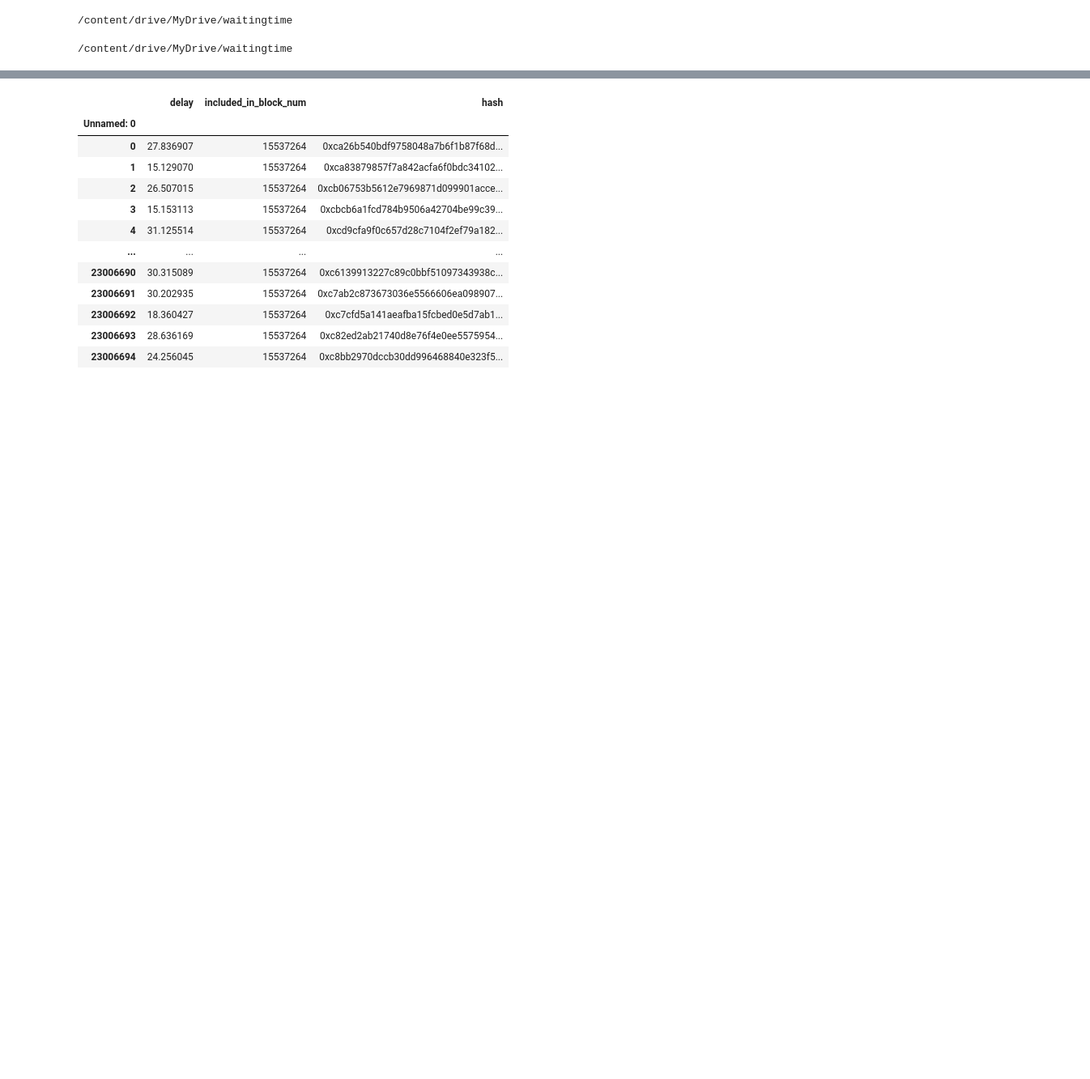
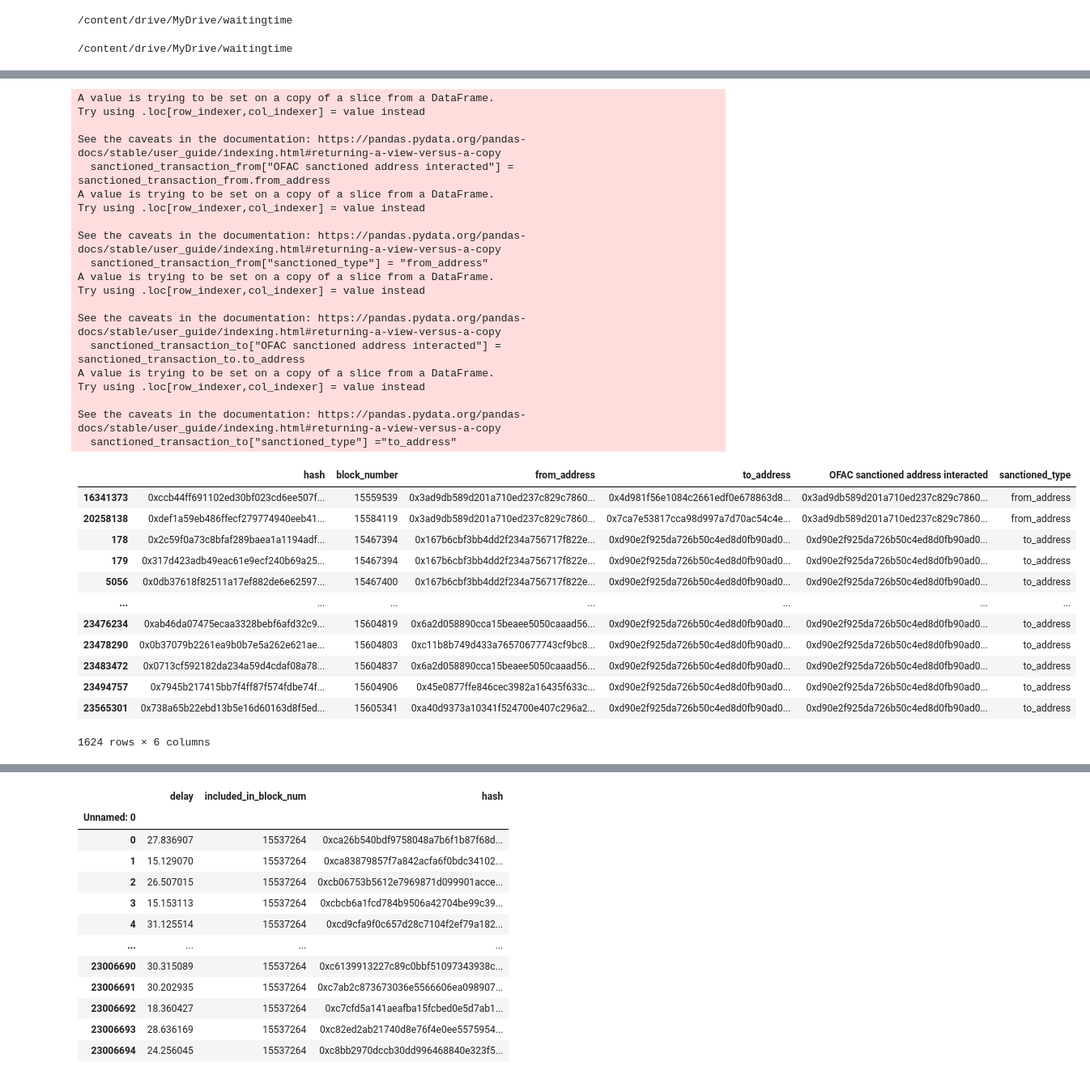
Before and after one commit to sunshineluyao/waiting-time-eip1559, a Jupyter notebook: code/Data_Process/Process_Data_Sanctioned.ipynb, the cells around one changed output, grey strips where cells are left out. Shown at 81% size. Drawn from its saved outputs; the diff is of its cells as text; code cells hidden in the pictures; blank space fills up the shorter version.

```diff
--- a/code/Data_Process/Process_Data_Sanctioned.ipynb
+++ b/code/Data_Process/Process_Data_Sanctioned.ipynb
@@ -36,0 +56,2 @@ import numpy as np
+# %%
+transaction_merge = pd.read_pickle("transaction.pkl")
@@ -36,0 +195,43 @@ import numpy as np
+# %%
+sanctioned_transaction_from=transaction_merge_sanctioned.loc[transaction_merge_sanctioned.from_address.isin(list)]
+sanctioned_transaction_from["OFAC sanctioned address interacted"] = sanctioned_transaction_from.from_address
+sanctioned_transaction_from["sanctioned_type"] = "from_address"
+sanctioned_transaction_to=transaction_merge_sanctioned.loc[transaction_merge_sanctioned.to_address.isin(list)]
+sanctioned_transaction_to["OFAC sanctioned address interacted"] = sanctioned_transaction_to.to_address
+sanctioned_transaction_to["sanctioned_type"] ="to_address"
+sanctioned_merge = pd.concat([sanctioned_transaction_from,sanctioned_transaction_to])
+sanctioned_merge
+# %% [output]
+A value is trying to be set on a copy of a slice from a DataFrame.
+Try using .loc[row_indexer,col_indexer] = value instead
+
+See the caveats in the documentation: https://pandas.pydata.org/pandas-docs/stable/user_guide/indexing.html#returning-a-view-versus-a-copy
+  sanctioned_transaction_from["OFAC sanctioned address interacted"] = sanctioned_transaction_from.from_address
+A value is trying to be set on a copy of a slice from a DataFrame.
+Try using .loc[row_indexer,col_indexer] = value instead
+
+See the caveats in the documentation: https://pandas.pydata.org/pandas-docs/stable/user_guide/indexing.html#returning-a-view-versus-a-copy
+  sanctioned_transaction_from["sanctioned_type"] = "from_address"
+A value is trying to be set on a copy of a slice from a DataFrame.
+Try using .loc[row_indexer,col_indexer] = value instead
+
+See the caveats in the documentation: https://pandas.pydata.org/pandas-docs/stable/user_guide/indexing.html#returning-a-view-versus-a-copy
+  sanctioned_transaction_to["OFAC sanctioned address interacted"] = sanctioned_transaction_to.to_address
+A value is trying to be set on a copy of a slice from a DataFrame.
+Try using .loc[row_indexer,col_indexer] = value instead
+
+See the caveats in the documentation: https://pandas.pydata.org/pandas-docs/stable/user_guide/indexing.html#returning-a-view-versus-a-copy
+  sanctioned_transaction_to["sanctioned_type"] ="to_address"
+|  | hash | block_number | from_address | to_address | OFAC sanctioned address interacted | sanctioned_type |
+| 16341373 | 0xccb44ff691102ed30bf023cd6ee507f... | 15559539 | 0x3ad9db589d201a710ed237c829c7860... | 0x4d981f56e1084c2661edf0e678863d8... | 0x3ad9db589d201a710ed237c829c7860... | from_address |
+| 20258138 | 0xdef1a59eb486ffecf279774940eeb41... | 15584119 | 0x3ad9db589d201a710ed237c829c7860... | 0x7ca7e53817cca98d997a7d70ac54c4e... | 0x3ad9db589d201a710ed237c829c7860... | from_address |
+| 178 | 0x2c59f0a73c8bfaf289baea1a1194adf... | 15467394 | 0x167b6cbf3bb4dd2f234a756717f822e... | 0xd90e2f925da726b50c4ed8d0fb90ad0... | 0xd90e2f925da726b50c4ed8d0fb90ad0... | to_address |
+| 179 | 0x317d423adb49eac61e9ecf240b69a25... | 15467394 | 0x167b6cbf3bb4dd2f234a756717f822e... | 0xd90e2f925da726b50c4ed8d0fb90ad0... | 0xd90e2f925da726b50c4ed8d0fb90ad0... | to_address |
+| 5056 | 0x0db37618f82511a17ef882de6e62597... | 15467400 | 0x167b6cbf3bb4dd2f234a756717f822e... | 0xd90e2f925da726b50c4ed8d0fb90ad0... | 0xd90e2f925da726b50c4ed8d0fb90ad0... | to_address |
+| ... | ... | ... | ... | ... | ... | ... |
+| 23476234 | 0xab46da07475ecaa3328bebf6afd32c9... | 15604819 | 0x6a2d058890cca15beaee5050caaad56... | 0xd90e2f925da726b50c4ed8d0fb90ad0... | 0xd90e2f925da726b50c4ed8d0fb90ad0... | to_address |
+| 23478290 | 0x0b37079b2261ea9b0b7e5a262e621ae... | 15604803 | 0xc11b8b749d433a76570677743cf9bc8... | 0xd90e2f925da726b50c4ed8d0fb90ad0... | 0xd90e2f925da726b50c4ed8d0fb90ad0... | to_address |
+| 23483472 | 0x0713cf592182da234a59d4cdaf08a78... | 15604837 | 0x6a2d058890cca15beaee5050caaad56... | 0xd90e2f925da726b50c4ed8d0fb90ad0... | 0xd90e2f925da726b50c4ed8d0fb90ad0... | to_address |
+| 23494757 | 0x7945b217415bb7f4ff87f574fdbe74f... | 15604906 | 0x45e0877ffe846cec3982a16435f633c... | 0xd90e2f925da726b50c4ed8d0fb90ad0... | 0xd90e2f925da726b50c4ed8d0fb90ad0... | to_address |
+| 23565301 | 0x738a65b22ebd13b5e16d60163d8f5ed... | 15605341 | 0xa40d9373a10341f524700e407c296a2... | 0xd90e2f925da726b50c4ed8d0fb90ad0... | 0xd90e2f925da726b50c4ed8d0fb90ad0... | to_address |
+1624 rows × 6 columns
```
Also changed, not shown: parts of 31 cells of this notebook.
